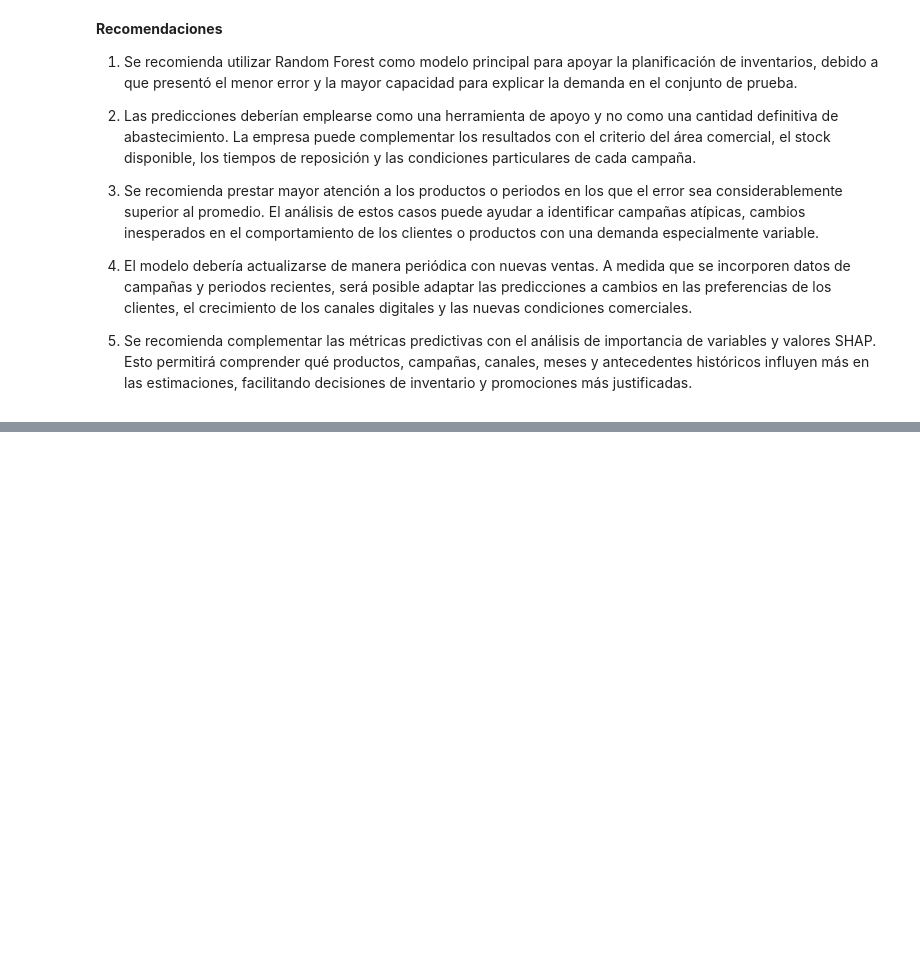
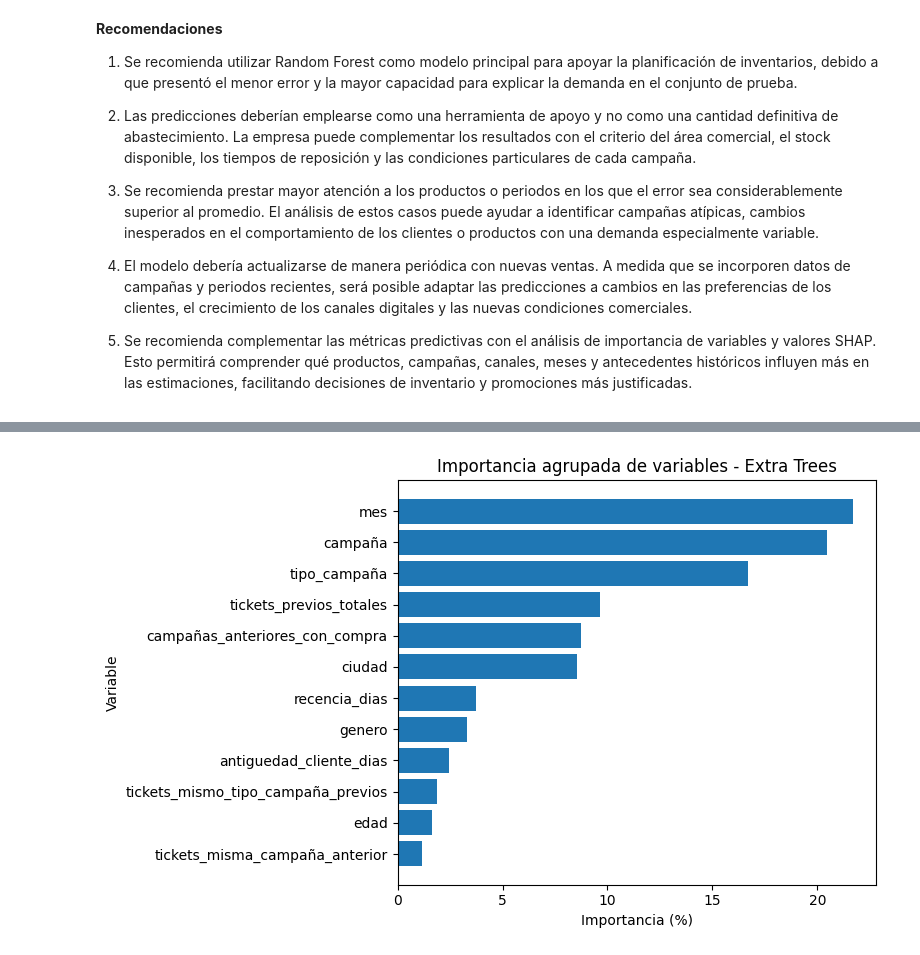
Before and after one commit to SergIOSanchez99/proyecto_AndinaRetail_G4, a Jupyter notebook: proyecto-andinaretail/notebooks/03_predictivo.ipynb, the cells around one changed output, grey strips where cells are left out. Drawn from its saved outputs; the diff is of its cells as text; code cells hidden in the pictures; blank space fills up the shorter version.

```diff
--- a/proyecto-andinaretail/notebooks/03_predictivo.ipynb
+++ b/proyecto-andinaretail/notebooks/03_predictivo.ipynb
@@ -2410,0 +3070,17 @@ El análisis de importancia de variables y valores SHAP mostró que la demanda r
+# %%
+#@title Transformación de fecha de registro en CLIENTES
+
+df_clientes_seleccion["fecha_registro"] = pd.to_datetime(
+    df_clientes_seleccion["fecha_registro"],
+    errors="coerce"
+)
+
+if df_clientes_seleccion["fecha_registro"].isna().any():
+    raise ValueError(
+        "Existen fechas de registro que no pudieron convertirse."
+    )
+
+print("Fecha de registro transformada correctamente.")
+print("Tipo de dato:", df_clientes_seleccion["fecha_registro"].dtype)
+
+df_clientes_seleccion[["id_cliente","fecha_registro"]].head()
@@ -2410,0 +5438,70 @@ El análisis de importancia de variables y valores SHAP mostró que la demanda r
+# %%
+#@title Feature Importance del modelo Extra Trees
+
+import matplotlib.pyplot as plt
+
+
+importancias_modelo = (
+    modelo_extra_trees.feature_importances_
+)
+
+df_importancia_detallada = (
+    pd.DataFrame({
+        "variable_transformada": nombres_variables_transformadas,
+        "variable_original": grupos_variables_originales,
+        "importancia": importancias_modelo
+    })
+    .sort_values(
+        by="importancia",
+        ascending=False
+    )
+    .reset_index(drop=True)
+)
+
+df_importancia_agrupada = (
+    df_importancia_detallada
+    .groupby(
+        "variable_original",
+        as_index=False
+    )
+    .agg(
+        importancia=("importancia", "sum")
+    )
+    .sort_values(
+        by="importancia",
+        ascending=False
+    )
+    .reset_index(drop=True)
+)
+
+df_importancia_agrupada[
+    "porcentaje_importancia"
+] = (
+    df_importancia_agrupada["importancia"]
+    * 100
+)
+
+print("Importancia detallada:")
+display(
+    df_importancia_detallada.head(20)
+)
+
+print("\nImportancia agrupada:")
+display(
+    df_importancia_agrupada
+)
+
+plt.figure(figsize=(8, 5))
+
+plt.barh(
+    df_importancia_agrupada["variable_original"],
+    df_importancia_agrupada["porcentaje_importancia"]
+)
+
+plt.gca().invert_yaxis()
+plt.title("Importancia agrupada de variables - Extra Trees")
+plt.xlabel("Importancia (%)")
+plt.ylabel("Variable")
+plt.tight_layout()
+plt.show()
+# %% [output]
@@ -2410,0 +5540 @@ El análisis de importancia de variables y valores SHAP mostró que la demanda r
+[figure, added]
```
Also changed, not shown: parts of 70 cells of this notebook, 14 other files.
